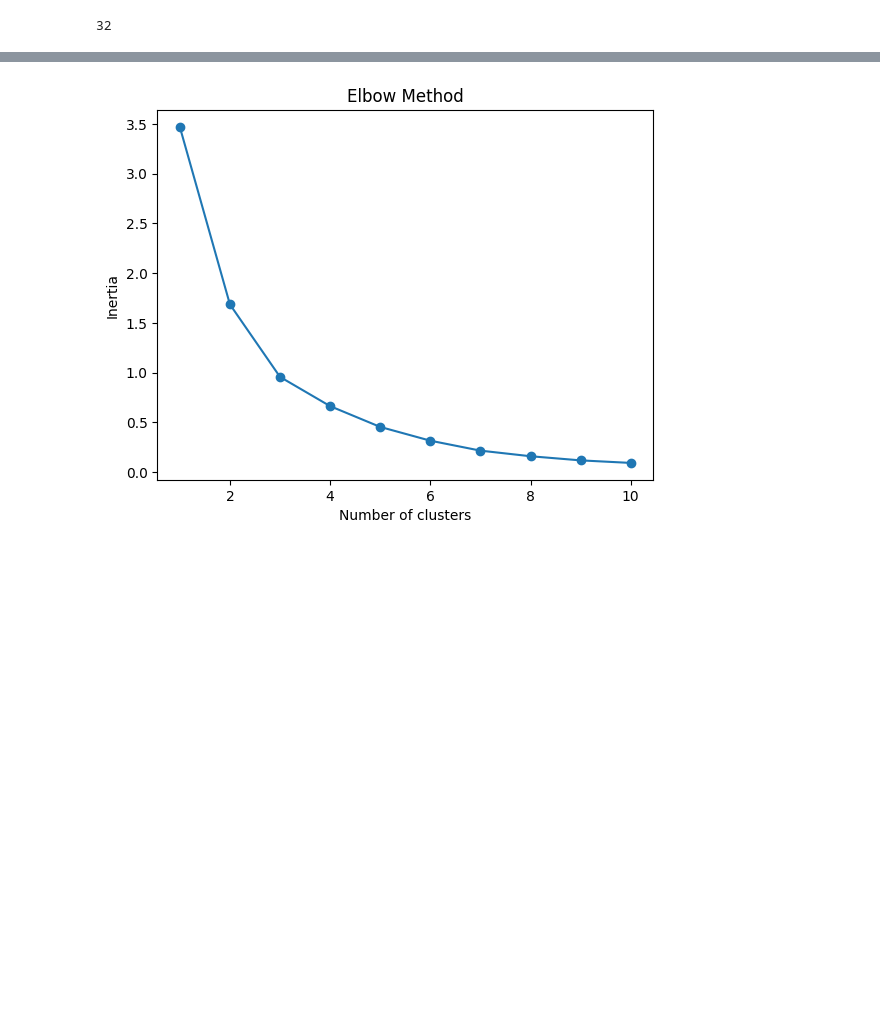
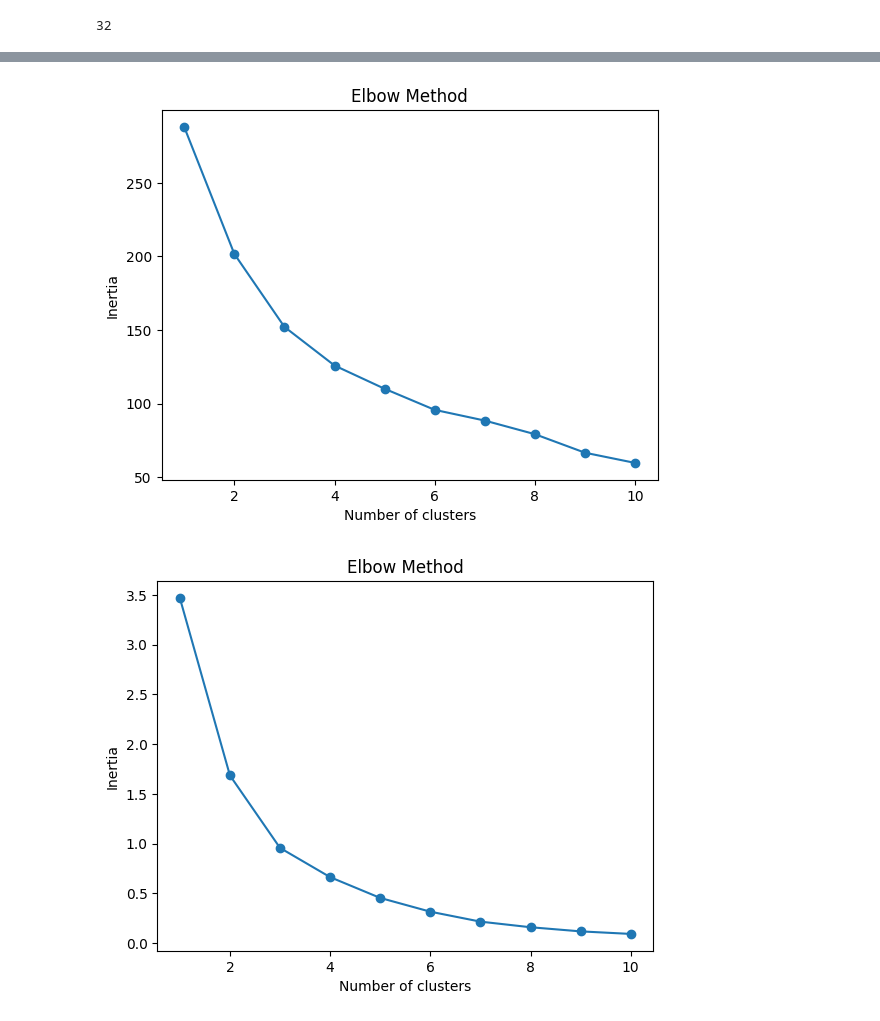
Before and after one commit to Meermeer/Projects, a Jupyter notebook: 사후수익률뽑자.ipynb, the cells around one changed output, grey strips where cells are left out. Cells and saved outputs as stored; diff of their text form; code cells hidden in the pictures; blank space fills up the shorter version.

```diff
--- a/사후수익률뽑자.ipynb
+++ b/사후수익률뽑자.ipynb
@@ -156,0 +219,26 @@ data
+# %%
+from sklearn.cluster import KMeans
+import matplotlib.pyplot as plt
+from sklearn.preprocessing import StandardScaler
+
+# 가정: 'df'는 시계열 데이터가 인덱스이고 다른 여러 컬럼들이 있는 데이터 프레임입니다.
+
+# 데이터를 numpy array로 변환
+scaler = StandardScaler()
+X = scaler.fit_transform(data.values)
+# X = data.values
+
+# 클러스터의 개수를 1부터 10까지 변화시키면서 KMeans 클러스터링 수행
+inertias = []
+for k in range(1, 11):
+    kmeans = KMeans(n_clusters=k, random_state=0).fit(X)
+    inertias.append(kmeans.inertia_)
+
+# 클러스터의 개수에 따른 Inertia 값 그래프 그리기
+plt.plot(range(1, 11), inertias, 'o-')
+plt.title('Elbow Method')
+plt.xlabel('Number of clusters')
+plt.ylabel('Inertia')
+plt.show()
+# %% [output]
+[figure, added]
```
Also changed, not shown: parts of 19 cells of this notebook, 13 other files.
